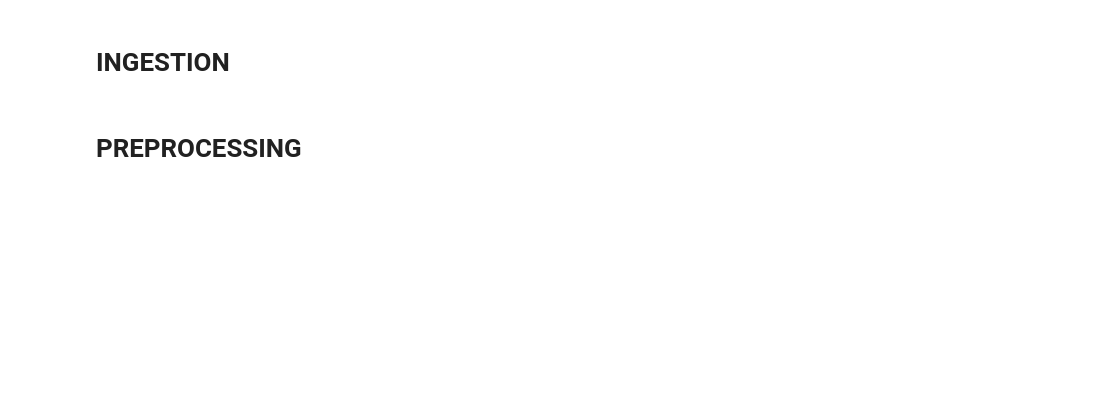
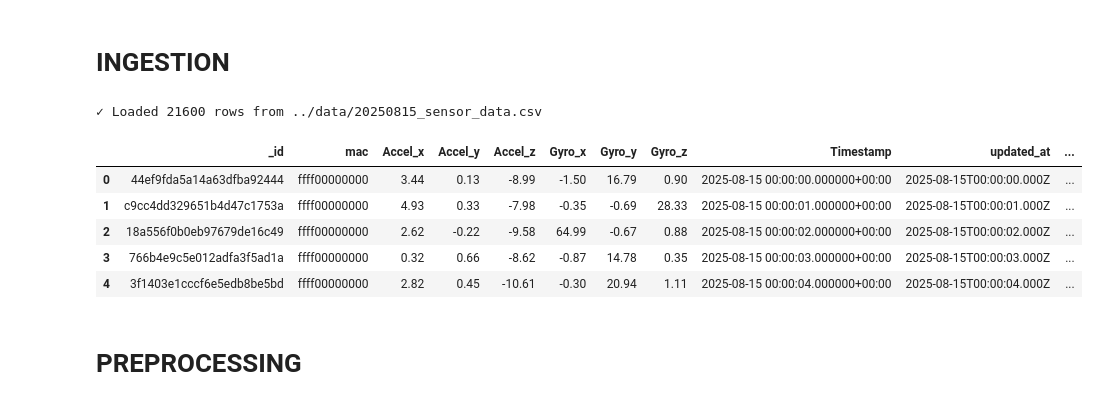
Before and after one commit to duongtruongbinh/Smart_Construction, a Jupyter notebook: notebooks/eda-imu-data.ipynb, the cells around one changed output. Saved outputs shown, nothing was run; the diff lists cells and outputs as text; code cells hidden in the pictures; blank space fills up the shorter version.

```diff
--- a/notebooks/eda-imu-data.ipynb
+++ b/notebooks/eda-imu-data.ipynb
@@ -3,26 +3,34 @@
 # %%
 import pandas as pd
 import numpy as np
 import matplotlib.pyplot as plt
 from pathlib import Path
 
 def load_raw_data(csv_path):
     """
     Load raw CSV data.
 
     Args:
         csv_path (str): Path to CSV file
 
     Returns:
         pd.DataFrame: Raw dataframe
     """
     df = pd.read_csv(csv_path)
     print(f"✓ Loaded {len(df)} rows from {csv_path}")
     return df
 
 # Example usage
-df_raw = load_raw_data("20250815-sensor-data.csv")
+df_raw = load_raw_data("../data/20250815_sensor_data.csv")
 df_raw.head()
+# %% [output]
+✓ Loaded 21600 rows from ../data/20250815_sensor_data.csv
+|  | _id | mac | Accel_x | Accel_y | Accel_z | Gyro_x | Gyro_y | Gyro_z | Timestamp | updated_at | ... |
+| 0 | 44ef9fda5a14a63dfba92444 | ffff00000000 | 3.44 | 0.13 | -8.99 | -1.50 | 16.79 | 0.90 | 2025-08-15 00:00:00.000000+00:00 | 2025-08-15T00:00:00.000Z | ... |
+| 1 | c9cc4dd329651b4d47c1753a | ffff00000000 | 4.93 | 0.33 | -7.98 | -0.35 | -0.69 | 28.33 | 2025-08-15 00:00:01.000000+00:00 | 2025-08-15T00:00:01.000Z | ... |
+| 2 | 18a556f0b0eb97679de16c49 | ffff00000000 | 2.62 | -0.22 | -9.58 | 64.99 | -0.67 | 0.88 | 2025-08-15 00:00:02.000000+00:00 | 2025-08-15T00:00:02.000Z | ... |
+| 3 | 766b4e9c5e012adfa3f5ad1a | ffff00000000 | 0.32 | 0.66 | -8.62 | -0.87 | 14.78 | 0.35 | 2025-08-15 00:00:03.000000+00:00 | 2025-08-15T00:00:03.000Z | ... |
+| 4 | 3f1403e1cccf6e5edb8be5bd | ffff00000000 | 2.82 | 0.45 | -10.61 | -0.30 | 20.94 | 1.11 | 2025-08-15 00:00:04.000000+00:00 | 2025-08-15T00:00:04.000Z | ... |
 # %% [markdown]
 # PREPROCESSING
 # %%
```
Also changed, not shown: parts of 7 cells of this notebook.
